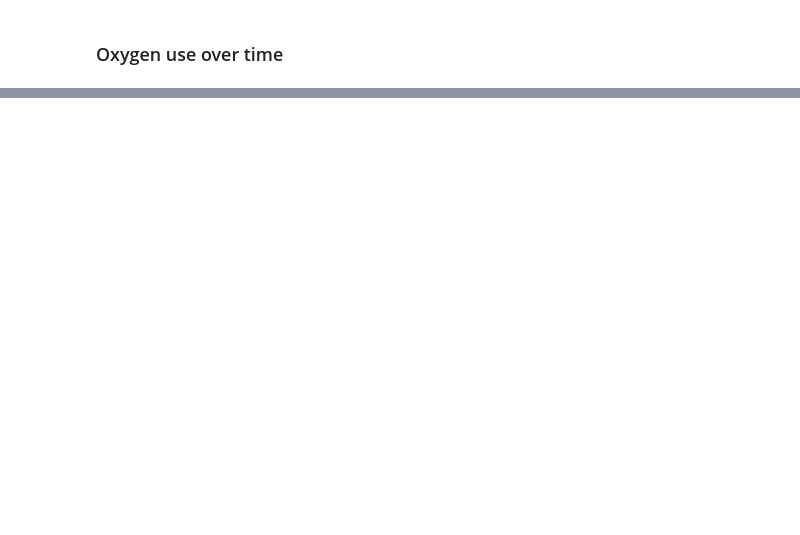
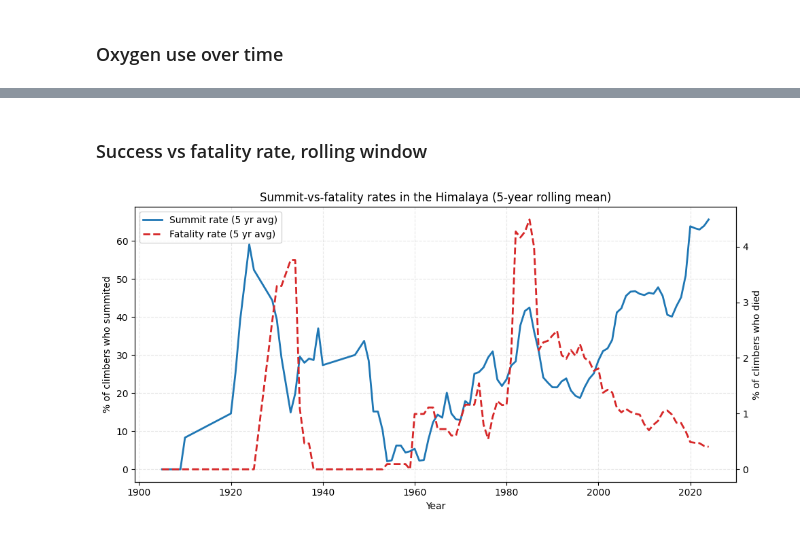
Before and after one commit to DmytroRi/himalayan_expeditions, a Jupyter notebook: HimalayaInsights.ipynb, the cells around one changed output, grey strips where cells are left out. Drawn from its saved outputs; the diff is of its cells as text; code cells hidden in the pictures; blank space fills up the shorter version.

```diff
--- a/HimalayaInsights.ipynb
+++ b/HimalayaInsights.ipynb
@@ -76,0 +102,44 @@ plt.show()
+# %% [markdown]
+### Success vs fatality rate, rolling window
+# %%
+yr = (members
+      .groupby("myear", as_index=True)
+      .agg(
+          summits  = ("msuccess",  "sum"),   # count of summiting climbers
+          deaths   = ("death",    "sum"),     # count of deaths
+          climbers = ("membid", "count")      # total people on record that year
+      )
+)
+
+rate = (yr[["summits", "deaths"]]
+          .div(yr["climbers"], axis=0)      # summit% and death% as fractions
+          .rolling(5, min_periods=1)        # 5-year window, start gentle
+          .mean()
+          .mul(100)                         # turn 0-1 into %
+        )
+
+fig, ax1 = plt.subplots(figsize=(10, 5))
+
+ax1.plot(rate.index, rate["summits"],
+         label="Summit rate (5 yr avg)",
+         linewidth=2)
+
+ax2 = ax1.twinx()   # secondary y-axis
+ax2.plot(rate.index, rate["deaths"],
+         label="Fatality rate (5 yr avg)",
+         linewidth=2, linestyle="--", color="tab:red")
+
+ax1.set_xlabel("Year")
+ax1.set_ylabel("% of climbers who summited")
+ax2.set_ylabel("% of climbers who died")
+ax1.set_title("Summit-vs-fatality rates in the Himalaya (5-year rolling mean)")
+
+lines  = ax1.get_lines() + ax2.get_lines()
+labels = [l.get_label() for l in lines]
+ax1.legend(lines, labels, loc="upper left")
+
+ax1.grid(True, linestyle="--", alpha=0.3)
+plt.tight_layout()
+plt.show()
+# %% [output]
+[figure, added]
```
Also changed, not shown: parts of 6 cells of this notebook.
